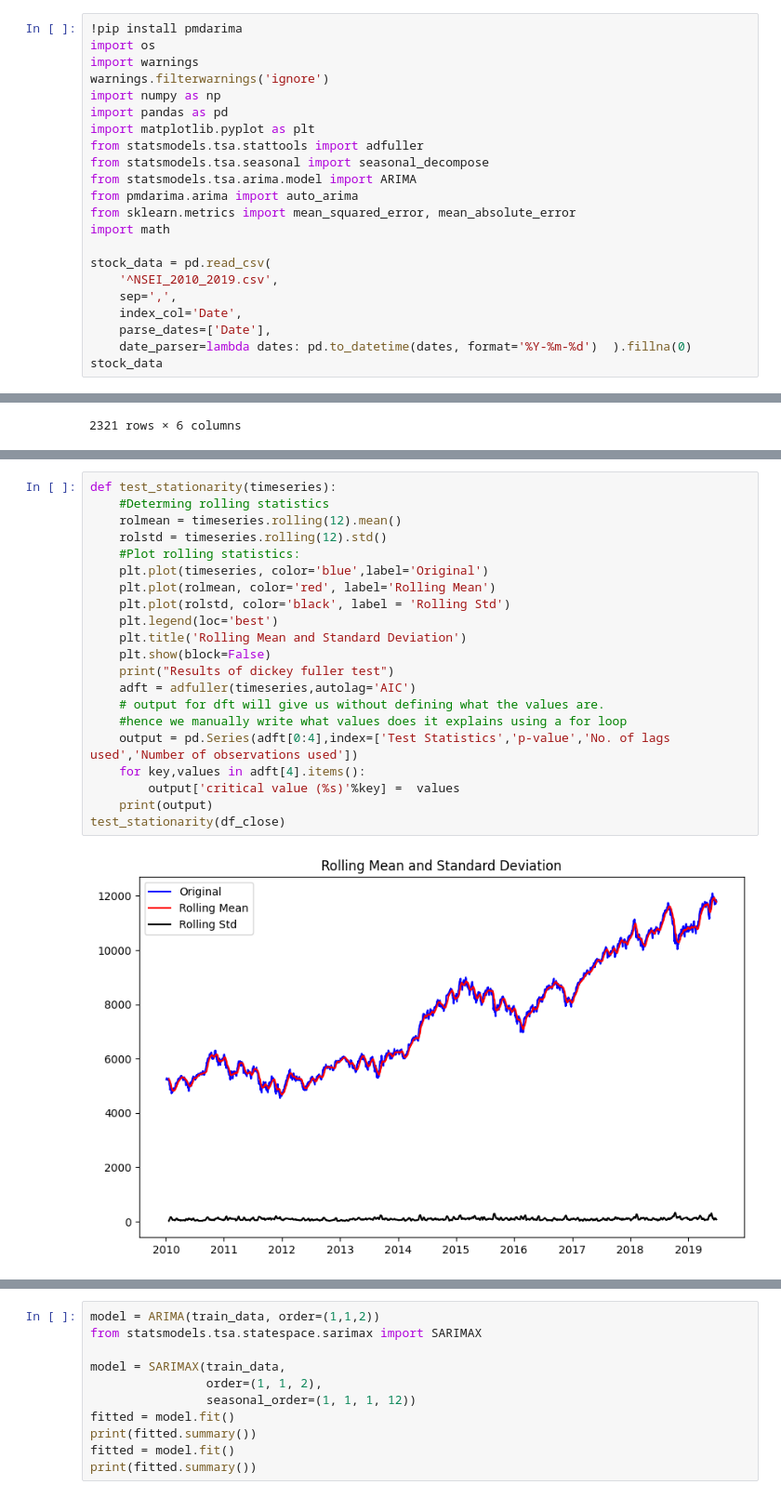
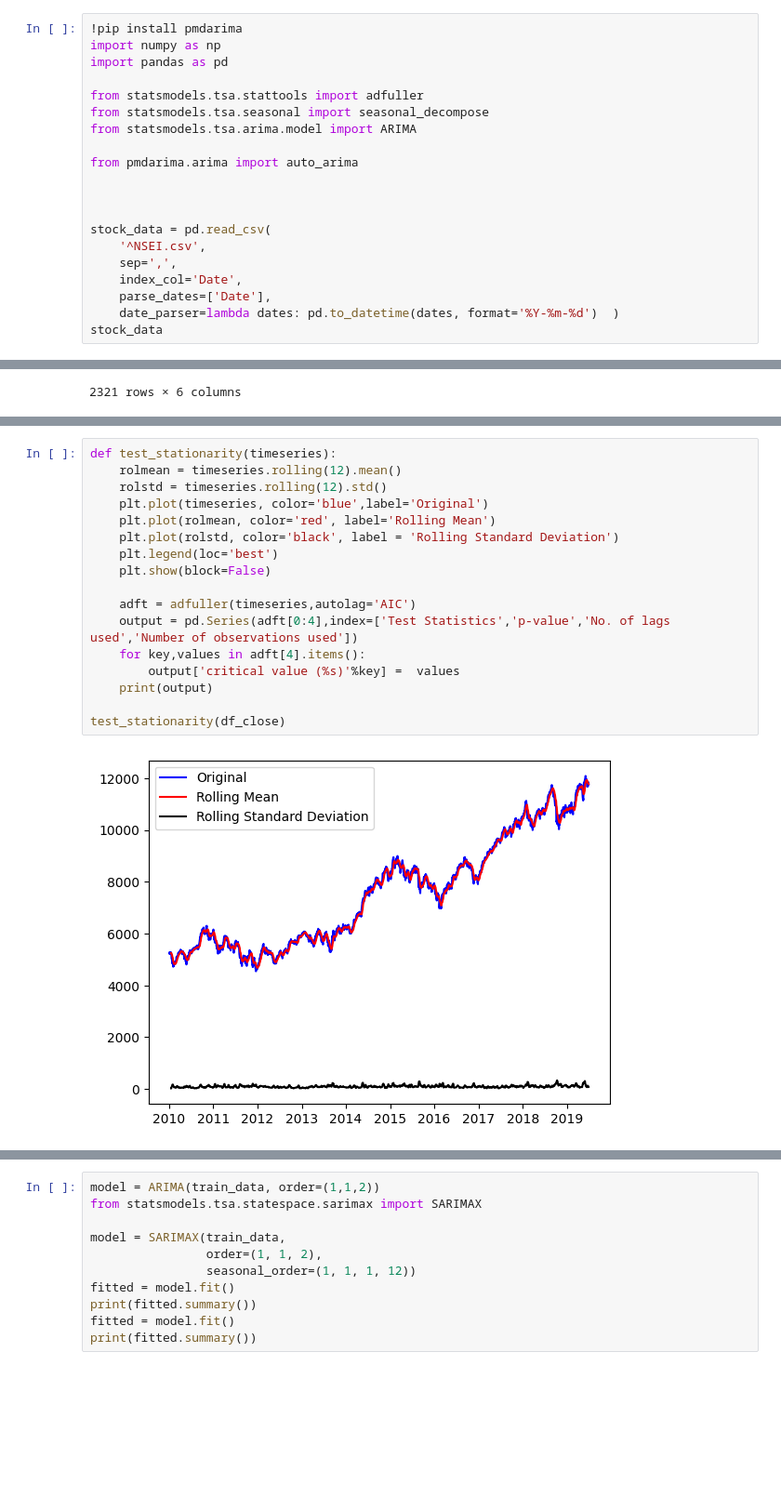
Before and after one commit to vaibhavsiingh/Optimise-Stock-Trading-with-RL, a Jupyter notebook: final.ipynb, the cells around one changed output, grey strips where cells are left out. Shown at 93% size. Drawn from its saved outputs; the diff is of its cells as text; blank space fills up the shorter version.

```diff
--- a/final.ipynb
+++ b/final.ipynb
@@ -36,25 +35,23 @@ data.to_csv(f"{nifty50_symbol}_2010_2019.csv")
 [*********************100%%**********************]  1 of 1 completed
 # %%
 !pip install pmdarima
-import os
-import warnings
-warnings.filterwarnings('ignore')
 import numpy as np
 import pandas as pd
-import matplotlib.pyplot as plt
+
 from statsmodels.tsa.stattools import adfuller
 from statsmodels.tsa.seasonal import seasonal_decompose
 from statsmodels.tsa.arima.model import ARIMA
+
 from pmdarima.arima import auto_arima
-from sklearn.metrics import mean_squared_error, mean_absolute_error
-import math
+
+
 
 stock_data = pd.read_csv(
-    '^NSEI_2010_2019.csv',
+    '^NSEI.csv',
     sep=',',
     index_col='Date',
     parse_dates=['Date'],
-    date_parser=lambda dates: pd.to_datetime(dates, format='%Y-%m-%d')  ).fillna(0)
+    date_parser=lambda dates: pd.to_datetime(dates, format='%Y-%m-%d')  )
 stock_data
 # %% [output]
 Defaulting to user installation because normal site-packages is not writeable
@@ -111,23 +113,19 @@ df_close.plot(kind='kde')
 # %%
 def test_stationarity(timeseries):
-    #Determing rolling statistics
     rolmean = timeseries.rolling(12).mean()
     rolstd = timeseries.rolling(12).std()
-    #Plot rolling statistics:
     plt.plot(timeseries, color='blue',label='Original')
     plt.plot(rolmean, color='red', label='Rolling Mean')
-    plt.plot(rolstd, color='black', label = 'Rolling Std')
+    plt.plot(rolstd, color='black', label = 'Rolling Standard Deviation')
     plt.legend(loc='best')
-    plt.title('Rolling Mean and Standard Deviation')
     plt.show(block=False)
-    print("Results of dickey fuller test")
+
     adft = adfuller(timeseries,autolag='AIC')
-    # output for dft will give us without defining what the values are.
-    #hence we manually write what values does it explains using a for loop
     output = pd.Series(adft[0:4],index=['Test Statistics','p-value','No. of lags used','Number of observations used'])
     for key,values in adft[4].items():
         output['critical value (%s)'%key] =  values
     print(output)
+
 test_stationarity(df_close)
 # %% [output]
-[figure, old version]
+[figure, new version]
```
Also changed, not shown: parts of 20 cells of this notebook.
